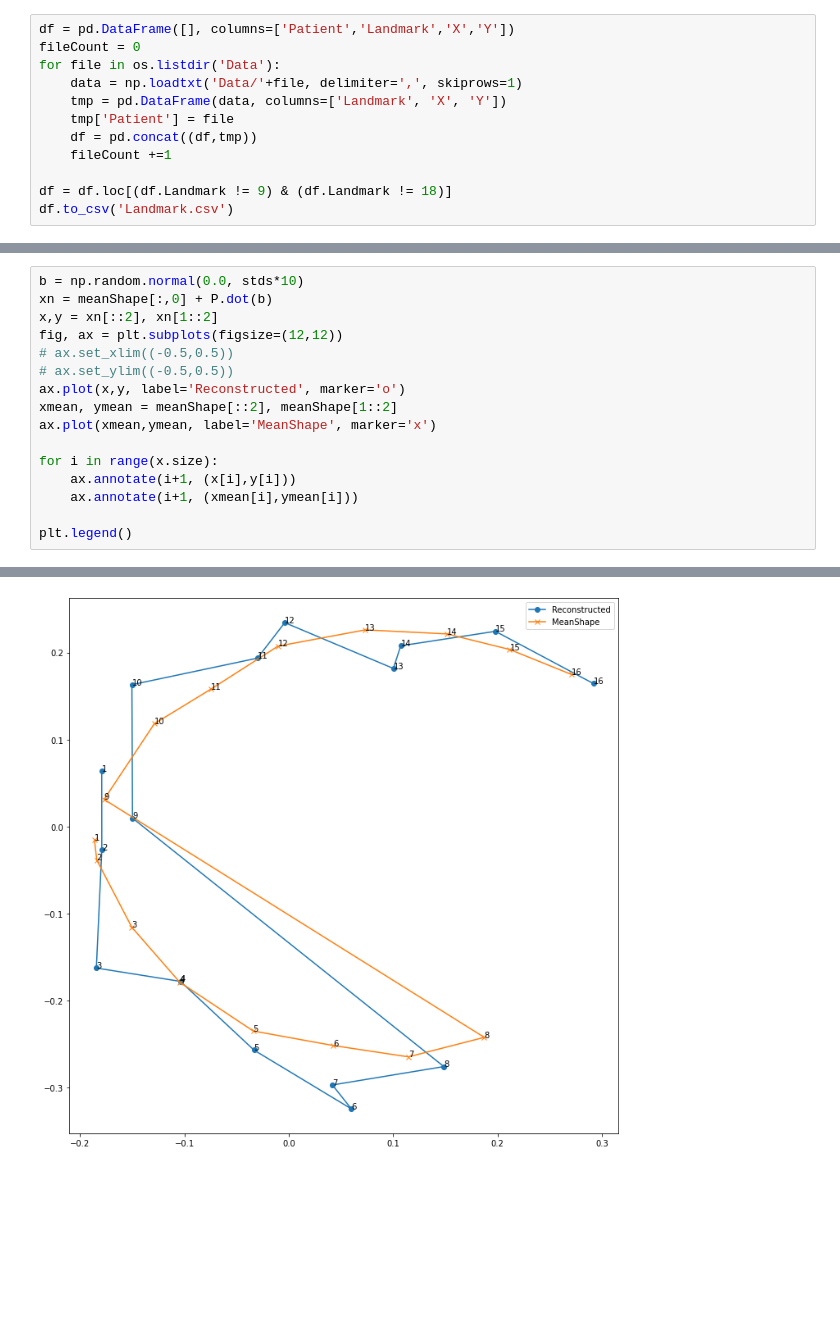
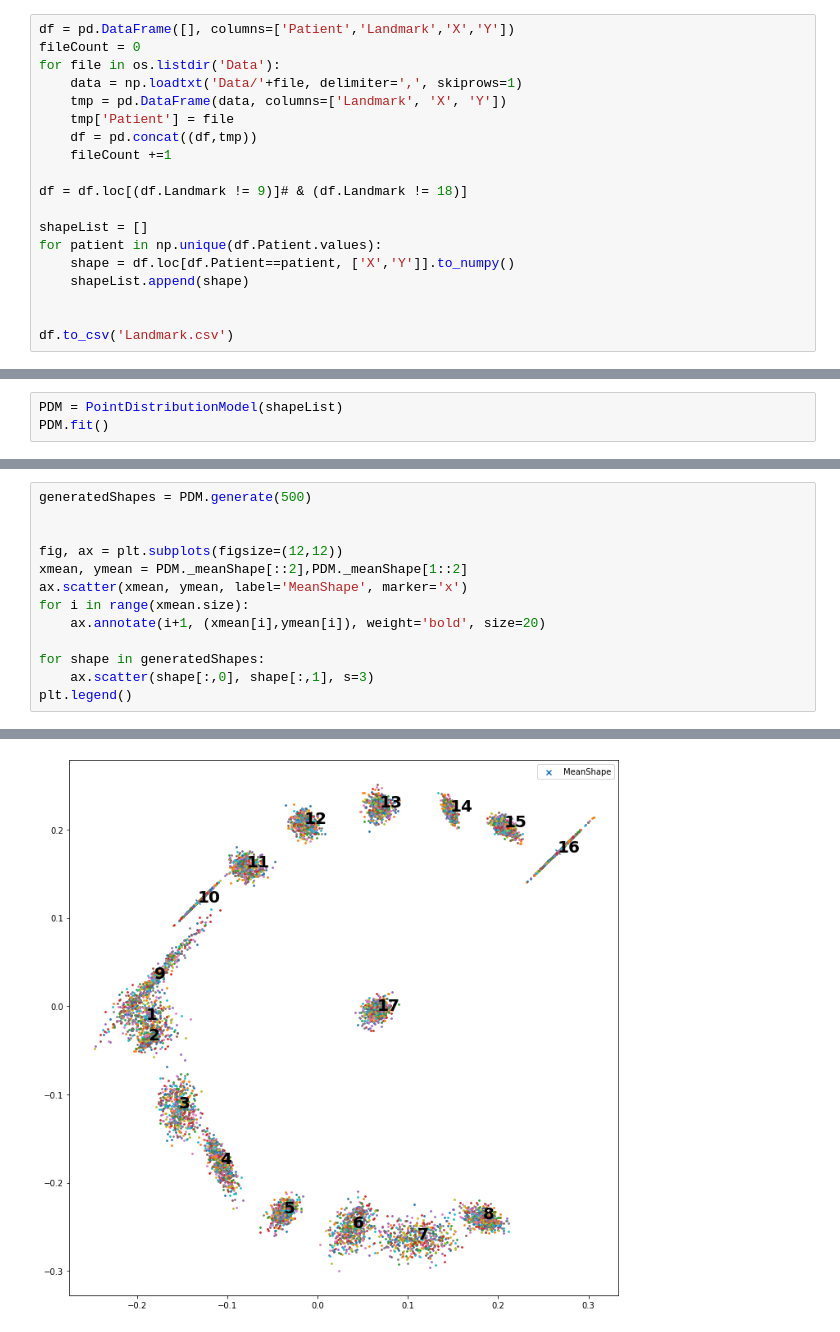
Before and after one commit to remihndz/Statistical-Shape-Model, a Jupyter notebook: CreateStatisticalShapeModel.ipynb, the cells around one changed output, grey strips where cells are left out. Saved outputs shown, nothing was run; the diff lists cells and outputs as text; blank space fills up the shorter version.

```diff
--- a/CreateStatisticalShapeModel.ipynb
+++ b/CreateStatisticalShapeModel.ipynb
@@ -18,5 +18,12 @@ for file in os.listdir('Data'):
     df = pd.concat((df,tmp))
     fileCount +=1
 
-df = df.loc[(df.Landmark != 9) & (df.Landmark != 18)]
+df = df.loc[(df.Landmark != 9)]# & (df.Landmark != 18)]
+
+shapeList = []
+for patient in np.unique(df.Patient.values):
+    shape = df.loc[df.Patient==patient, ['X','Y']].to_numpy()
+    shapeList.append(shape)
+
+
 df.to_csv('Landmark.csv')
@@ -90,0 +30,3 @@ meanShape = meanShape.reshape((meanShape.shape[0],1))
+# %%
+PDM = PointDistributionModel(shapeList)
+PDM.fit()
@@ -91,19 +40,16 @@ meanShape = meanShape.reshape((meanShape.shape[0],1))
 # %%
-b = np.random.normal(0.0, stds*10)
-xn = meanShape[:,0] + P.dot(b)
-x,y = xn[::2], xn[1::2]
+generatedShapes = PDM.generate(500)
+
+
 fig, ax = plt.subplots(figsize=(12,12))
-# ax.set_xlim((-0.5,0.5))
-# ax.set_ylim((-0.5,0.5))
-ax.plot(x,y, label='Reconstructed', marker='o')
-xmean, ymean = meanShape[::2], meanShape[1::2]
-ax.plot(xmean,ymean, label='MeanShape', marker='x')
+xmean, ymean = PDM._meanShape[::2],PDM._meanShape[1::2]
+ax.scatter(xmean, ymean, label='MeanShape', marker='x')
+for i in range(xmean.size):
+    ax.annotate(i+1, (xmean[i],ymean[i]), weight='bold', size=20)
 
-for i in range(x.size):
-    ax.annotate(i+1, (x[i],y[i]))
-    ax.annotate(i+1, (xmean[i],ymean[i]))
-
+for shape in generatedShapes:
+    ax.scatter(shape[:,0], shape[:,1], s=3)
 plt.legend()
 # %% [output]
 <matplotlib.legend.Legend at 0x...>
-[figure, old version]
+[figure, new version]
```
Also changed, not shown: parts of 10 cells of this notebook, 2 other files.
